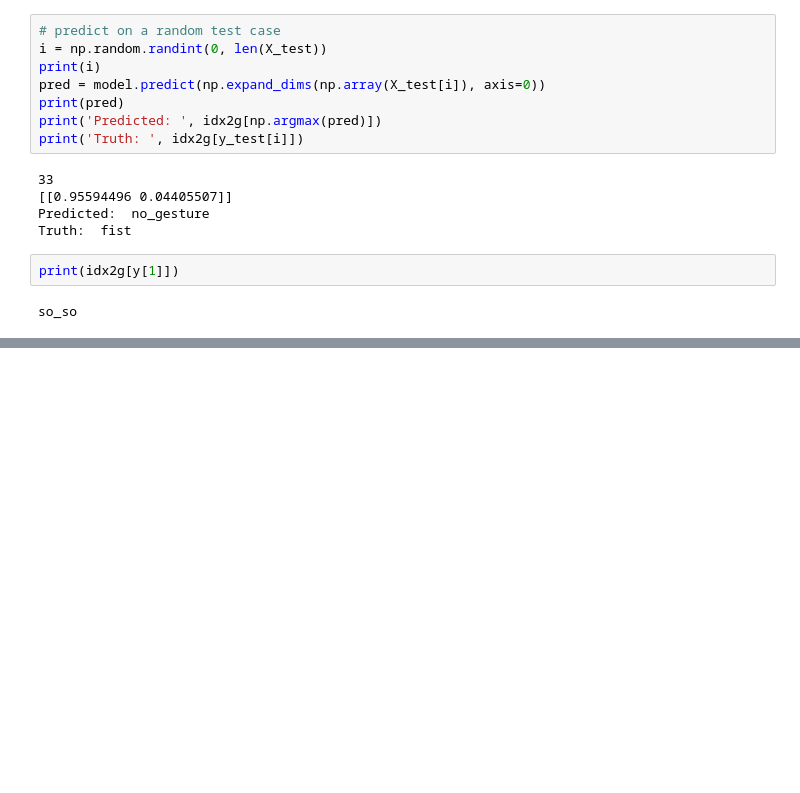
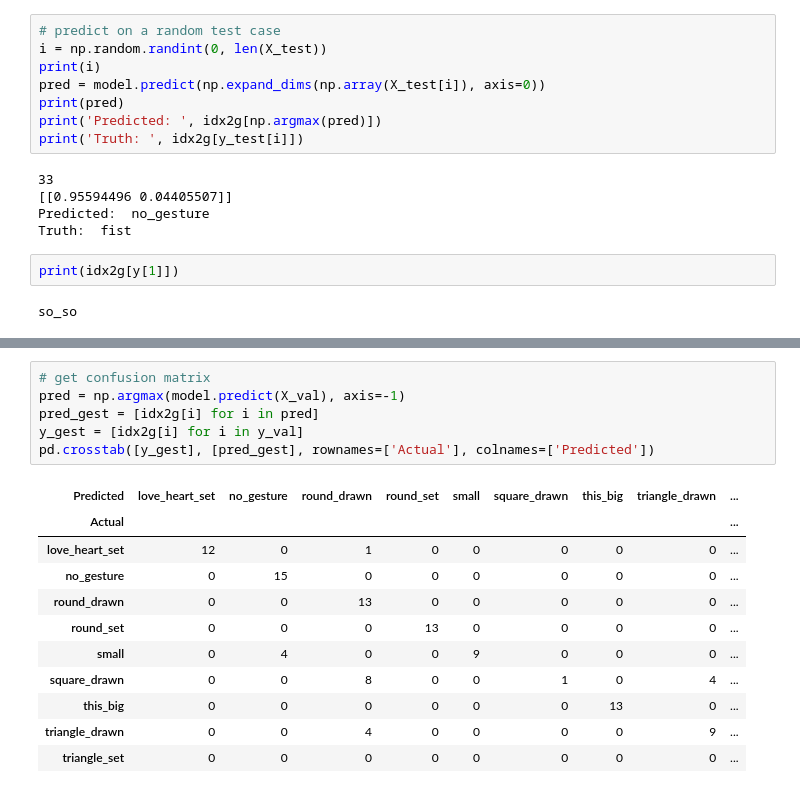
Before and after one commit to UoA-eResearch/leapmotion_gestures, a Jupyter notebook: exploration-many2one.ipynb, the cells around one changed output, grey strips where cells are left out. Drawn from its saved outputs; the diff is of its cells as text; blank space fills up the shorter version.

```diff
--- a/exploration-many2one.ipynb
+++ b/exploration-many2one.ipynb
@@ -135,0 +149,18 @@ plt_metric(history, 'accuracy')
+# %%
+# get confusion matrix
+pred = np.argmax(model.predict(X_val), axis=-1)
+pred_gest = [idx2g[i] for i in pred]
+y_gest = [idx2g[i] for i in y_val]
+pd.crosstab([y_gest], [pred_gest], rownames=['Actual'], colnames=['Predicted'])
+# %% [output]
+| Predicted | love_heart_set | no_gesture | round_drawn | round_set | small | square_drawn | this_big | triangle_drawn | ... |
+| Actual |  |  |  |  |  |  |  |  | ... |
+| love_heart_set | 12 | 0 | 1 | 0 | 0 | 0 | 0 | 0 | ... |
+| no_gesture | 0 | 15 | 0 | 0 | 0 | 0 | 0 | 0 | ... |
+| round_drawn | 0 | 0 | 13 | 0 | 0 | 0 | 0 | 0 | ... |
+| round_set | 0 | 0 | 0 | 13 | 0 | 0 | 0 | 0 | ... |
+| small | 0 | 4 | 0 | 0 | 9 | 0 | 0 | 0 | ... |
+| square_drawn | 0 | 0 | 8 | 0 | 0 | 1 | 0 | 4 | ... |
+| this_big | 0 | 0 | 0 | 0 | 0 | 0 | 13 | 0 | ... |
+| triangle_drawn | 0 | 0 | 4 | 0 | 0 | 0 | 0 | 9 | ... |
+| triangle_set | 0 | 0 | 0 | 0 | 0 | 0 | 0 | 0 | ... |
```
Also changed, not shown: parts of 10 cells of this notebook, 10 other files.
